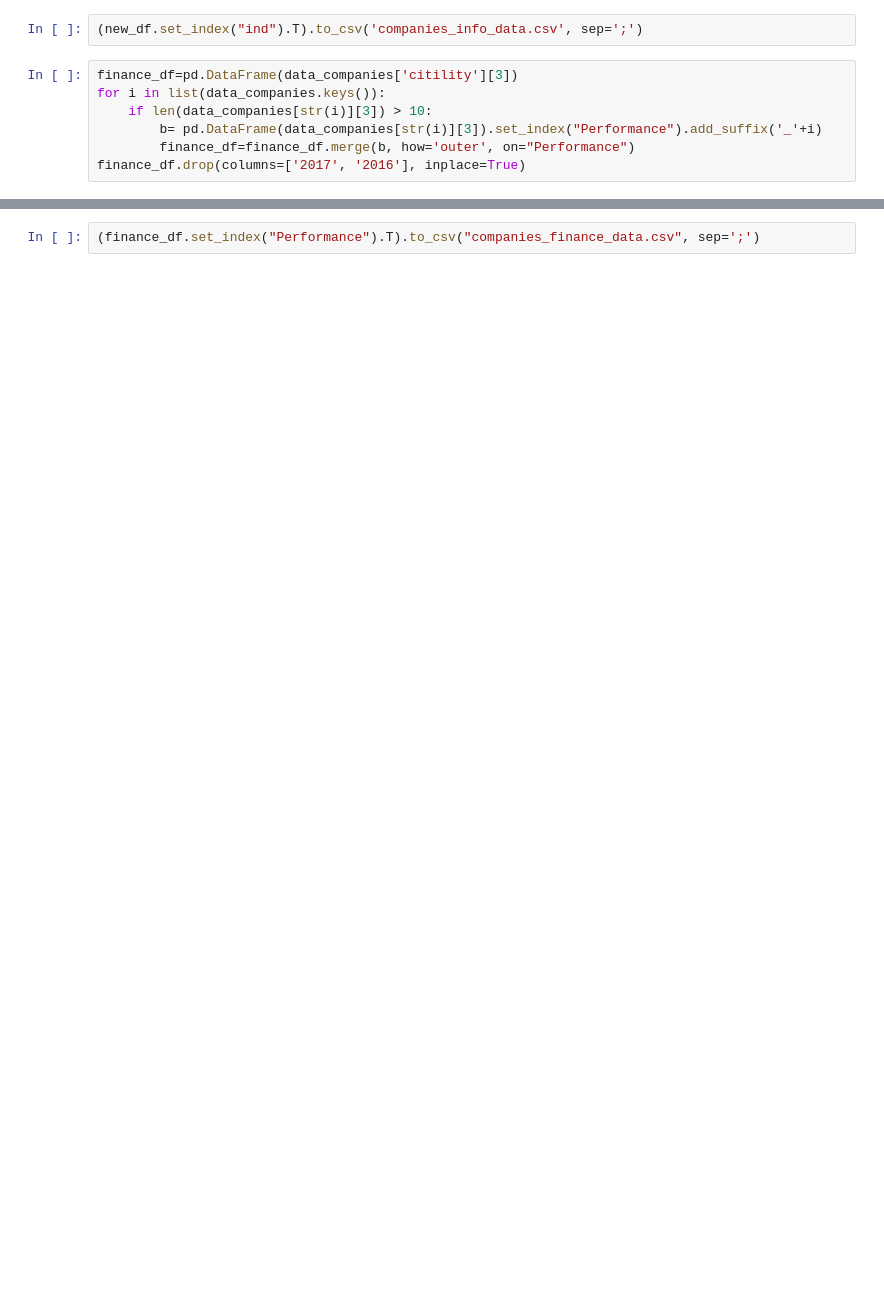
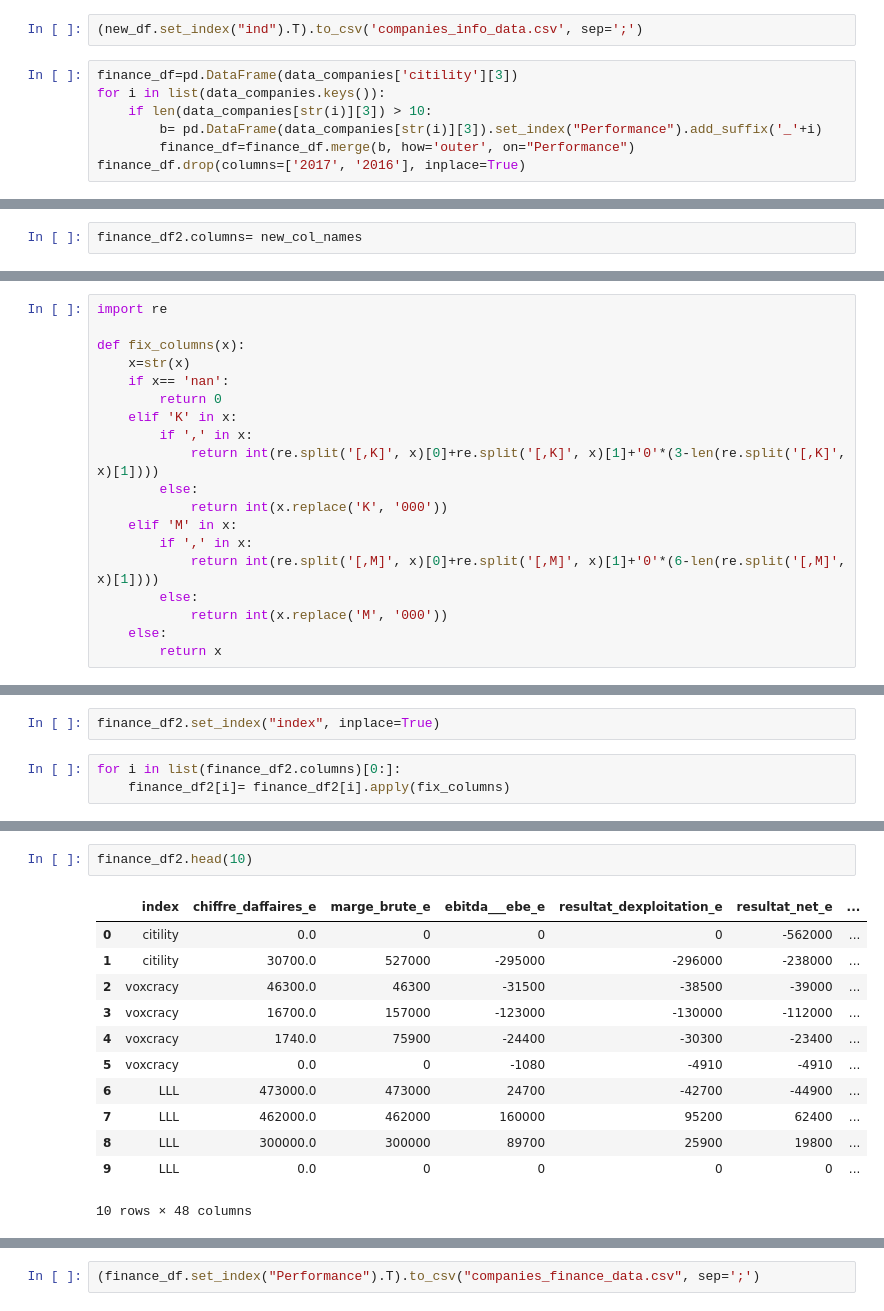
Before and after one commit to tatdef/IH_final_project, a Jupyter notebook: scraping_organizations/companies_data_scraping_1.ipynb, the cells around one changed output, grey strips where cells are left out. Drawn from its saved outputs; the diff is of its cells as text; blank space fills up the shorter version.

```diff
--- a/scraping_organizations/companies_data_scraping_1.ipynb
+++ b/scraping_organizations/companies_data_scraping_1.ipynb
@@ -210,0 +292,2 @@ finance_df.drop(columns=['2017', '2016'], inplace=True)
+# %%
+finance_df2.columns= new_col_names
@@ -210,0 +304,19 @@ finance_df.drop(columns=['2017', '2016'], inplace=True)
+# %%
+import re
+
+def fix_columns(x):
+    x=str(x)
+    if x== 'nan':
+        return 0
+    elif 'K' in x:
+        if ',' in x:
+            return int(re.split('[,K]', x)[0]+re.split('[,K]', x)[1]+'0'*(3-len(re.split('[,K]', x)[1])))
+        else:
+            return int(x.replace('K', '000'))
+    elif 'M' in x:
+        if ',' in x:
+            return int(re.split('[,M]', x)[0]+re.split('[,M]', x)[1]+'0'*(6-len(re.split('[,M]', x)[1])))
+        else:
+            return int(x.replace('M', '000'))
+    else:
+        return x
@@ -210,0 +326,5 @@ finance_df.drop(columns=['2017', '2016'], inplace=True)
+# %%
+finance_df2.set_index("index", inplace=True)
+# %%
+for i in list(finance_df2.columns)[0:]:
+    finance_df2[i]= finance_df2[i].apply(fix_columns)
@@ -210,0 +354,15 @@ finance_df.drop(columns=['2017', '2016'], inplace=True)
+# %%
+finance_df2.head(10)
+# %% [output]
+|  | index | chiffre_daffaires_e | marge_brute_e | ebitda___ebe_e | resultat_dexploitation_e | resultat_net_e | ... |
+| 0 | citility | 0.0 | 0 | 0 | 0 | -562000 | ... |
+| 1 | citility | 30700.0 | 527000 | -295000 | -296000 | -238000 | ... |
+| 2 | voxcracy | 46300.0 | 46300 | -31500 | -38500 | -39000 | ... |
+| 3 | voxcracy | 16700.0 | 157000 | -123000 | -130000 | -112000 | ... |
+| 4 | voxcracy | 1740.0 | 75900 | -24400 | -30300 | -23400 | ... |
+| 5 | voxcracy | 0.0 | 0 | -1080 | -4910 | -4910 | ... |
+| 6 | LLL | 473000.0 | 473000 | 24700 | -42700 | -44900 | ... |
+| 7 | LLL | 462000.0 | 462000 | 160000 | 95200 | 62400 | ... |
+| 8 | LLL | 300000.0 | 300000 | 89700 | 25900 | 19800 | ... |
+| 9 | LLL | 0.0 | 0 | 0 | 0 | 0 | ... |
+10 rows × 48 columns
```
Also changed, not shown: parts of 17 cells of this notebook, 7 other files.
